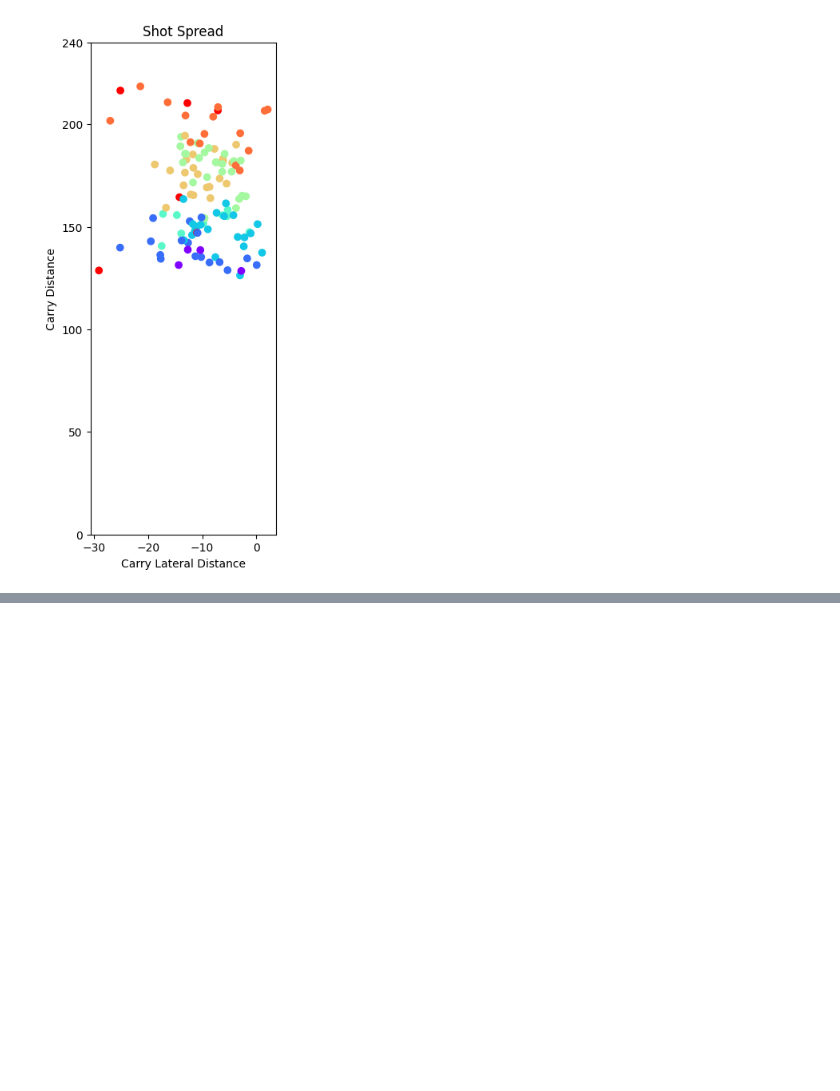
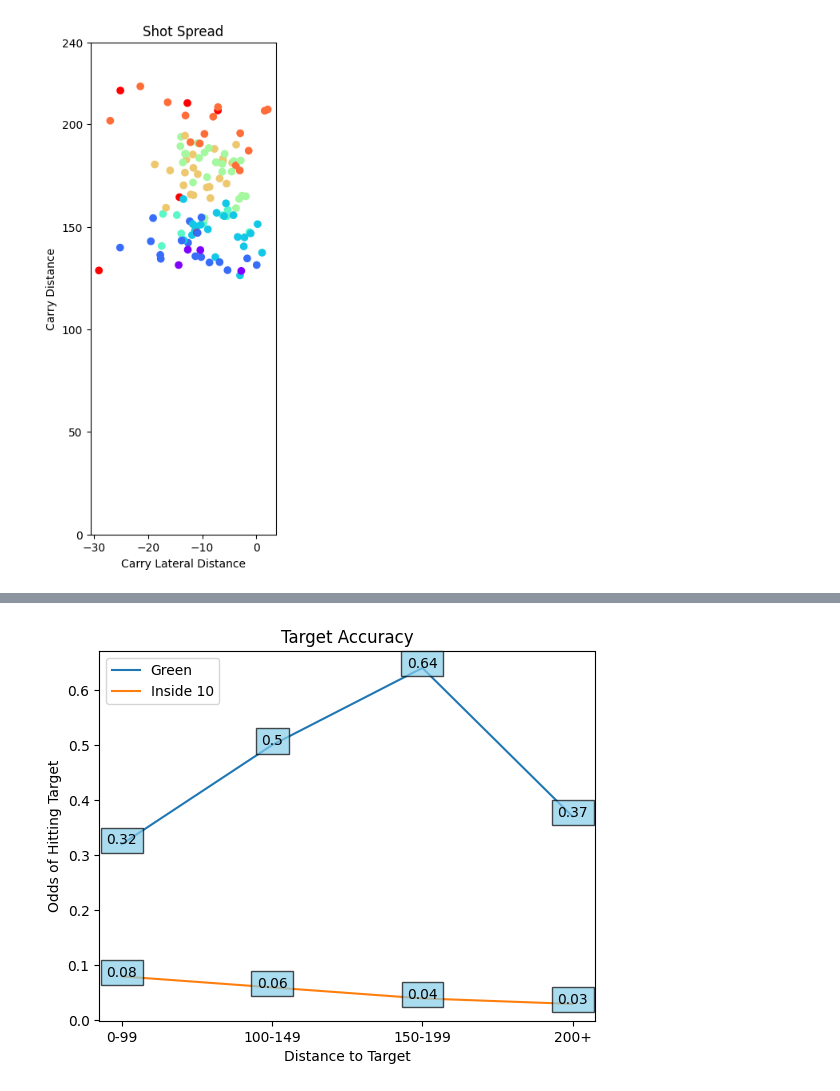
Before and after one commit to joja4479/Golf-Shot-Analysis, a Jupyter notebook: golf_shot_analysis.ipynb, the cells around one changed output, grey strips where cells are left out. Drawn from its saved outputs; the diff is of its cells as text; code cells hidden in the pictures; blank space fills up the shorter version.

```diff
--- a/golf_shot_analysis.ipynb
+++ b/golf_shot_analysis.ipynb
@@ -134,0 +193,11 @@ plt.show()
+# %%
+approach_data = {
+    "shots": [25, 256,277,123],
+    "greens hit": [8, 129, 178, 46],
+    "inside 10": [2, 16,11,4],
+    "distance": ["0-99", "100-149", "150-199", "200+"]
+}
+
+approach_df = pd.DataFrame(approach_data)
+
+approach_df.head()
@@ -134,0 +210,5 @@ plt.show()
+# %%
+approach_df['green hit percent'] = round(approach_df['greens hit'] / approach_df['shots'], 2)
+approach_df['inside 10 percent'] = round(approach_df['inside 10'] / approach_df['shots'], 2)
+
+approach_df.head()
@@ -134,0 +221,12 @@ plt.show()
+# %%
+plt.plot(approach_df['distance'], approach_df['green hit percent'])
+plt.plot(approach_df['distance'], approach_df['inside 10 percent'])
+plt.xlabel('Distance to Target')
+plt.ylabel('Odds of Hitting Target')
+plt.title('Target Accuracy')
+addlabels(approach_df['distance'], approach_df['green hit percent'])
+addlabels(approach_df['distance'], approach_df['inside 10 percent'])
+plt.legend(["Green", "Inside 10"], loc="upper left")
+plt.show()
+# %% [output]
+[figure, added]
```
Also changed, not shown: parts of 20 cells of this notebook.
